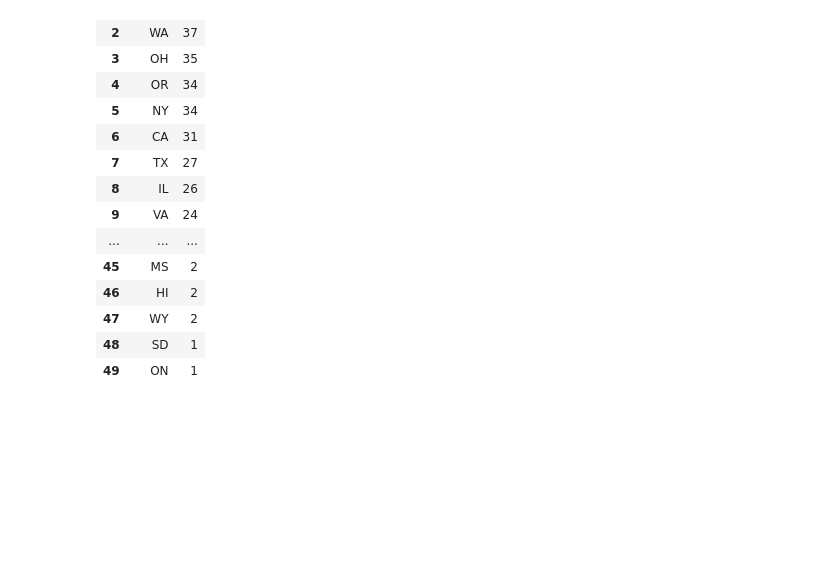
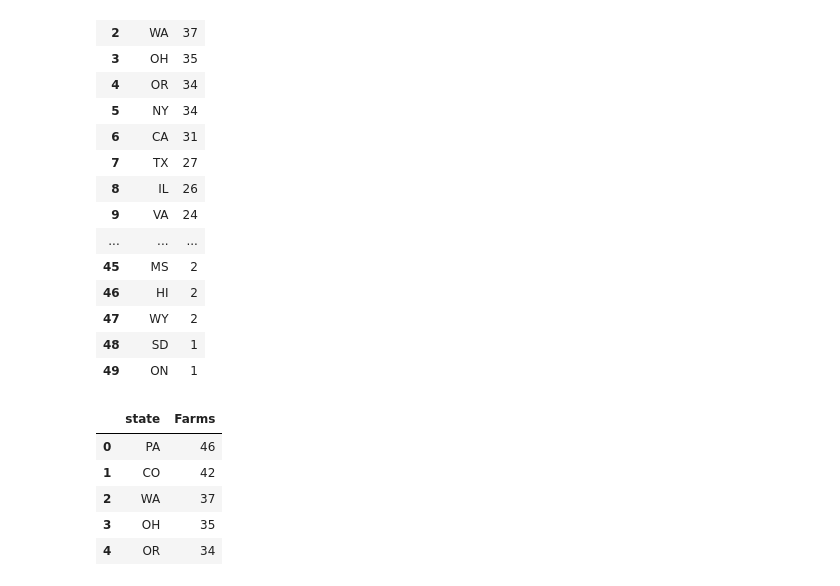
Before and after one commit to becca-bear/Alpaca-Farms, a Jupyter notebook: alpacas.ipynb, the cells around one changed output. Cells and saved outputs as stored; diff of their text form; code cells hidden in the pictures; blank space fills up the shorter version.

```diff
--- a/alpacas.ipynb
+++ b/alpacas.ipynb
@@ -106,9 +106,23 @@ alpacas_count_df.head(50)
 | 48 | SD | 1 |
 | 49 | ON | 1 |
 # %%
-# Add the missing state
-new_state = 'AL'
-alpacas_count_df.loc[len(alpacas_count_df)] = [new_state, 0]
+# Add the missing states
+new_states = ['AL', 'AK']
+for state in new_states:
+    alpacas_count_df.loc[len(alpacas_count_df)] = [state, 0]
+
+
+# Rename 0 column
+alpacas_count_df.rename(columns={0:'Farms'}, inplace=True)
+
+alpacas_count_df.head()
+# %% [output]
+|  | state | Farms |
+| 0 | PA | 46 |
+| 1 | CO | 42 |
+| 2 | WA | 37 |
+| 3 | OH | 35 |
+| 4 | OR | 34 |
 # %%
 # Create map visual of alpaca farms in each state
 
```
Also changed, not shown: parts of 1 cell of this notebook.
